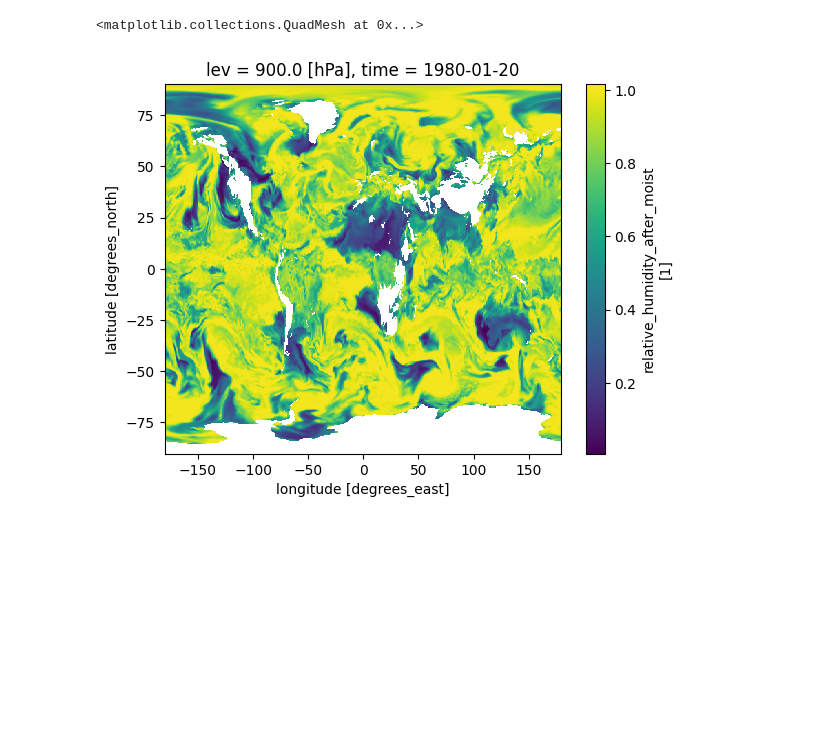
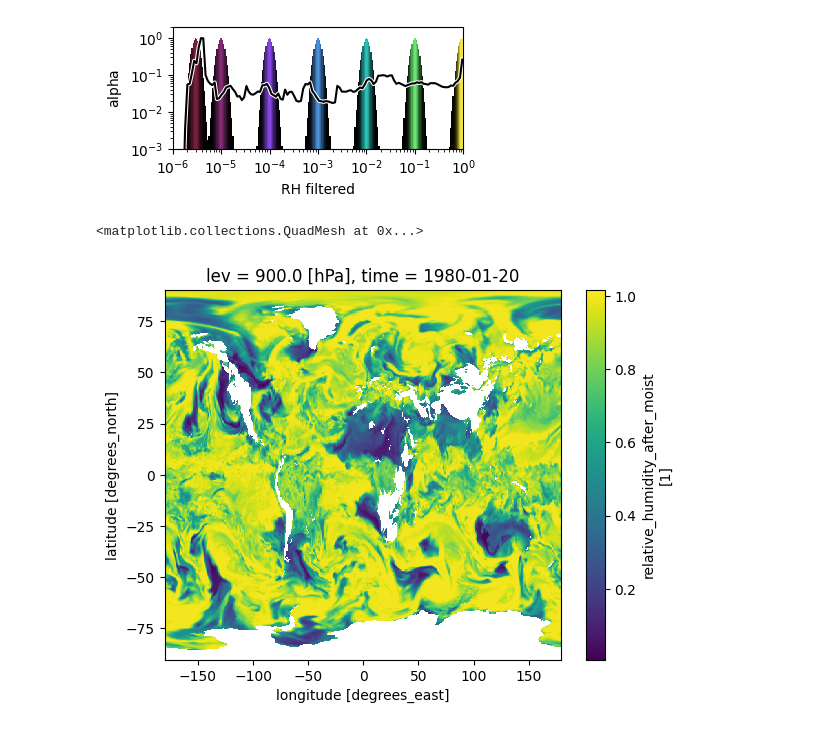
Before and after one commit to data-exp-lab/yt_xarray_NASA_SMD_2024, a Jupyter notebook: code/merra2-embedded-H-interp.ipynb, the cells around one changed output. Drawn from its saved outputs; the diff is of its cells as text; code cells hidden in the pictures; blank space fills up the shorter version.

```diff
--- a/code/merra2-embedded-H-interp.ipynb
+++ b/code/merra2-embedded-H-interp.ipynb
@@ -164,3 +168,12 @@ yt : [INFO     ] 2024-05-02 14:37:58,331 Saving rendered image to volume_renderi
+# %%
+import matplotlib.pyplot as plt
+f, axs = plt.subplots(1, figsize=(4,2))
+plot_tf(sc.sources['source_00'].tfh,  profile_field=('index', 'ones'))
+axs.set_xlabel('RH filtered')
+plt.tight_layout()
+f.savefig('volume_rendering_images/RH_rendering_tf.png')
+# %% [output]
+[figure, added]
 # %%
 from shutil import copyfile
 
```
Also changed, not shown: parts of 12 cells of this notebook, 11 other files.
